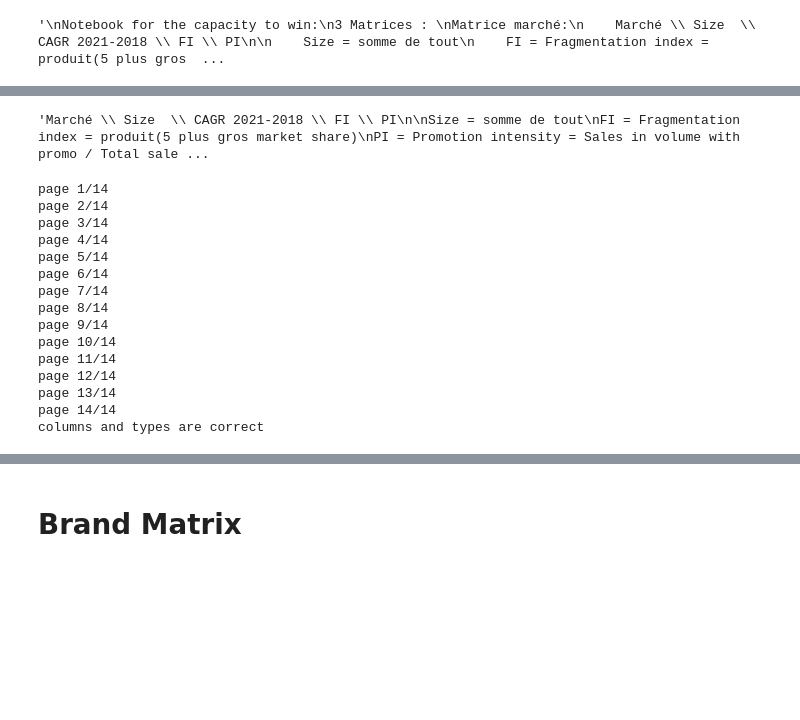
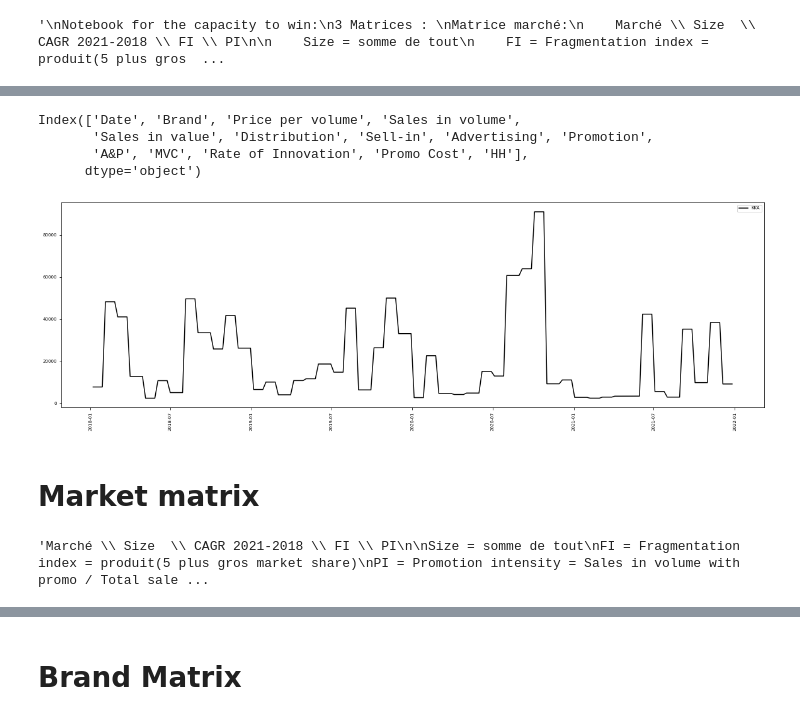
Before and after one commit to rayane-pivot/bel-bel-2022-growth-modelling-gm_tool, a Jupyter notebook: Capacity_to_win.ipynb, the cells around one changed output, grey strips where cells are left out. Cells and saved outputs as stored; diff of their text form; code cells hidden in the pictures; blank space fills up the shorter version.

```diff
--- a/Capacity_to_win.ipynb
+++ b/Capacity_to_win.ipynb
@@ -39,0 +66,2 @@ from sklearn.preprocessing import MinMaxScaler
+# %%
+df_bel = pd.read_excel("data/USA_df_bel_NODUPLICATE.xlsx")
@@ -40,3 +79,26 @@ from sklearn.preprocessing import MinMaxScaler
+# %%
+df_bel.columns
+# %% [output]
+Index(['Date', 'Brand', 'Price per volume', 'Sales in volume',
+       'Sales in value', 'Distribution', 'Sell-in', 'Advertising', 'Promotion',
+       'A&P', 'MVC', 'Rate of Innovation', 'Promo Cost', 'HH'],
+      dtype='object')
+# %%
+plt.rcParams["figure.figsize"] = [20, 6]
+plt.rcParams.update({'font.size': 7})
+fig, ax = plt.subplots()
+#x = data_manager.df_bel[data_manager.df_bel["Brand"] == "KAUKAUNA"]["Date"].values
+x = df_bel[df_bel["Brand"] == "KAUKAUNA"]["Date"].values
+#y = data_manager.df_bel[data_manager.df_bel["Brand"] == "KAUKAUNA"]["A&P"].values
+y = df_bel[df_bel["Brand"] == "KAUKAUNA"]["A&P"].values
+plt.plot(x, y, color="black", label="KKA")
+plt.legend()
+plt.xticks(rotation=90)
+plt.show()
+# %% [output]
+[figure, added]
+# %% [markdown]
+# Market matrix
 # %%
 """Marché \ Size  \ CAGR 2021-2018 \ FI \ PI
 
@@ -45,23 +107,3 @@ FI = Fragmentation index = produit(5 plus gros market share)
 PI = Promotion intensity = Sales in volume with promo / Total sales in volume """
 # %% [output]
 'Marché \\ Size  \\ CAGR 2021-2018 \\ FI \\ PI\n\nSize = somme de tout\nFI = Fragmentation index = produit(5 plus gros market share)\nPI = Promotion intensity = Sales in volume with promo / Total sale ...
-# %%
-code_aandp = ["000BQ - BOURSIN", "000LA - THE LAUGHING COW", "000MB - MINI BABYBEL", "000KC - KAUKAUNA", "000PG - PRICE'S", "000MI - MERKTS", "003NH - NURISHH"]
-bel_brands = ["BABYBEL", "THE LAUGHING COW", "BOURSIN", "KAUKAUNA", "MERKTS", "PRICES", "NURISHH"]
-data_manager = DM_USA(bel_brands, code_aandp)
-# %% [output]
-page 1/14
-page 2/14
-page 3/14
-page 4/14
-page 5/14
-page 6/14
-page 7/14
-page 8/14
-page 9/14
-page 10/14
-page 11/14
-page 12/14
-page 13/14
-page 14/14
-columns and types are correct
```
Also changed, not shown: parts of 54 cells of this notebook.
